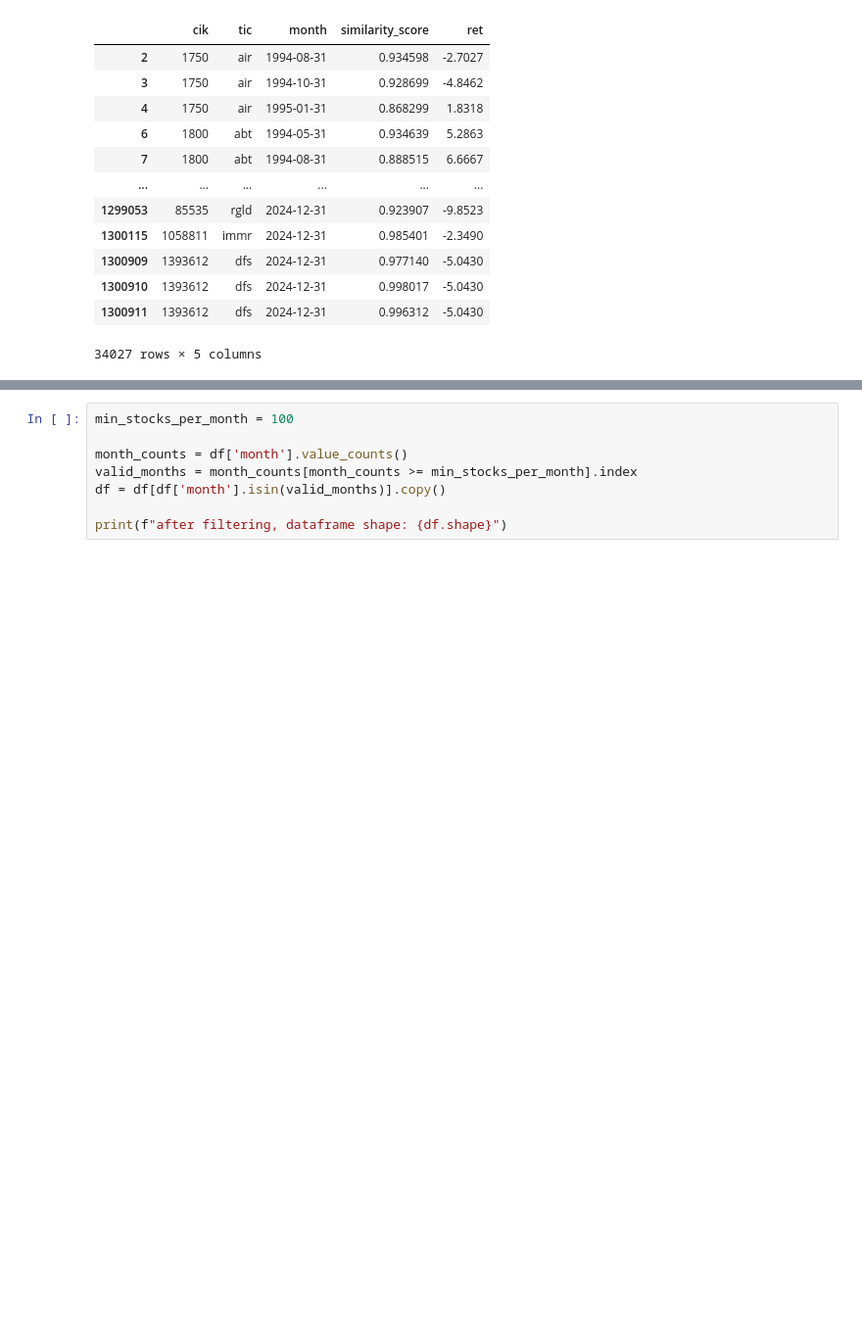
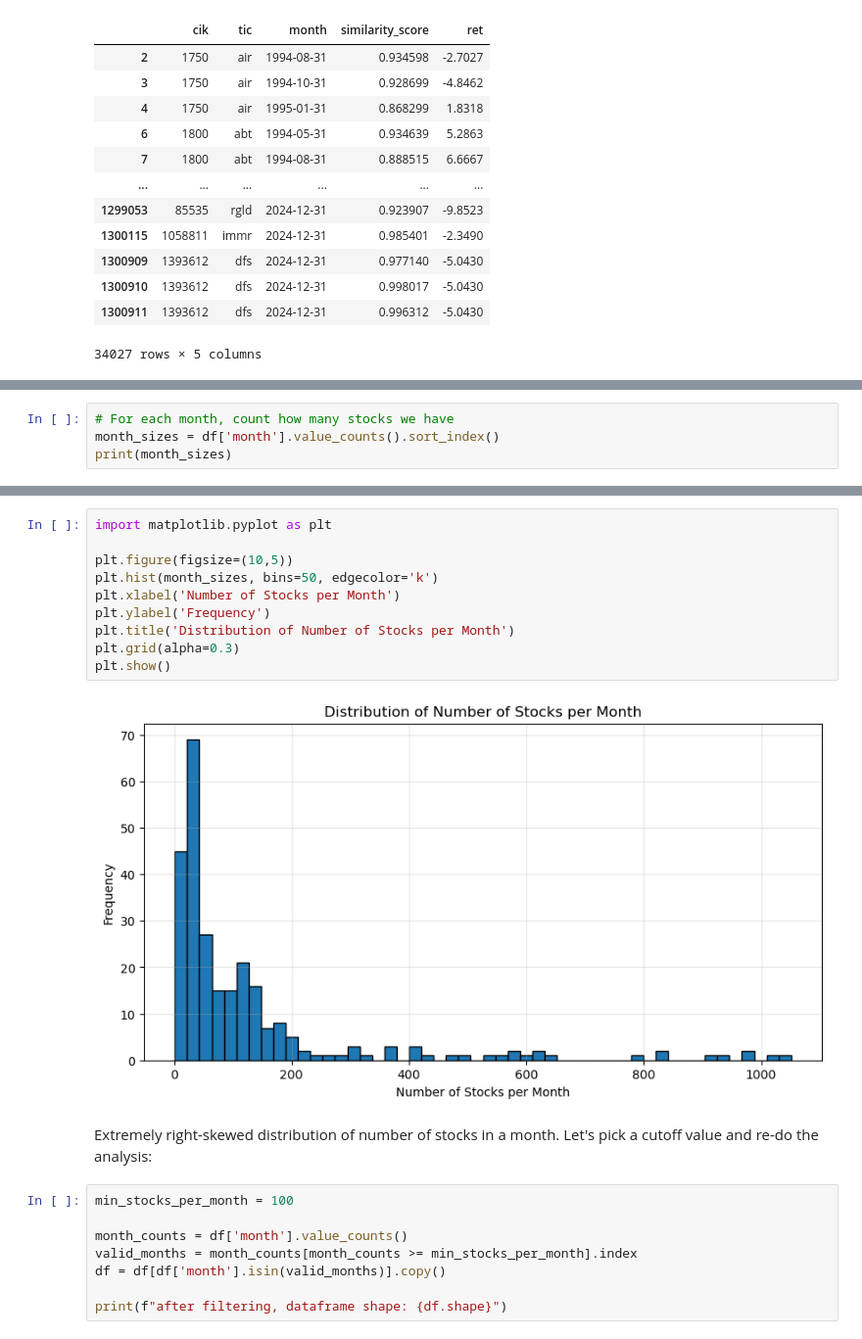
Before and after one commit to ank225git/lazy-prices_replication, a Jupyter notebook: code/portfolio_construction_winsorized.ipynb, the cells around one changed output, grey strips where cells are left out. Shown at 98% size. Saved outputs shown, nothing was run; the diff lists cells and outputs as text; blank space fills up the shorter version.

Commit message:
portfolio file updated with month cutoff logic

```diff
--- a/code/portfolio_construction_winsorized.ipynb
+++ b/code/portfolio_construction_winsorized.ipynb
@@ -44 +52,5 @@ df
 Stocks per month filter:
+# %%
+# For each month, count how many stocks we have
+month_sizes = df['month'].value_counts().sort_index()
+print(month_sizes)
@@ -45,3 +71,17 @@ Stocks per month filter:
+# %%
+import matplotlib.pyplot as plt
+
+plt.figure(figsize=(10,5))
+plt.hist(month_sizes, bins=50, edgecolor='k')
+plt.xlabel('Number of Stocks per Month')
+plt.ylabel('Frequency')
+plt.title('Distribution of Number of Stocks per Month')
+plt.grid(alpha=0.3)
+plt.show()
+# %% [output]
+[figure, added]
+# %% [markdown]
+Extremely right-skewed distribution of number of stocks in a month. Let's pick a cutoff value and re-do the analysis:
 # %%
 min_stocks_per_month = 100
 
```
Also changed, not shown: parts of 3 cells of this notebook.
